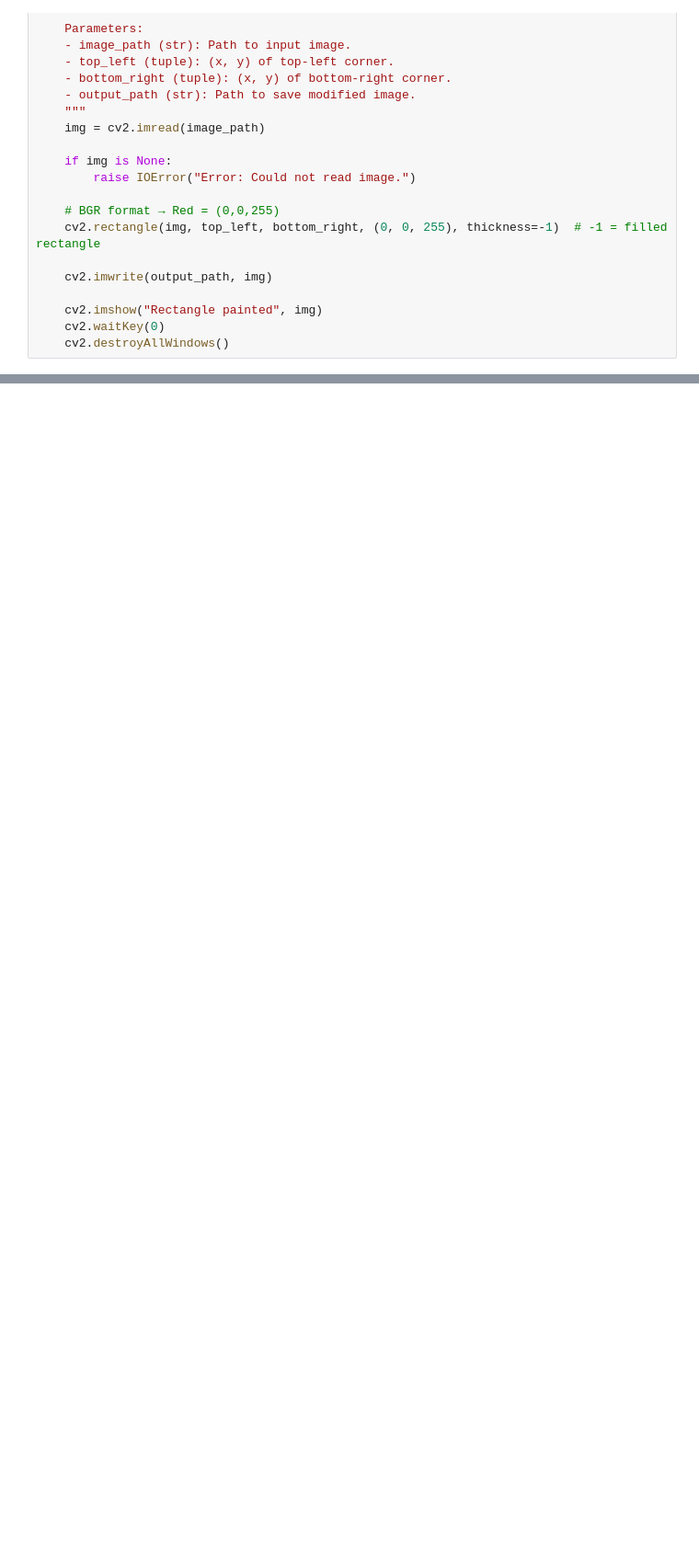
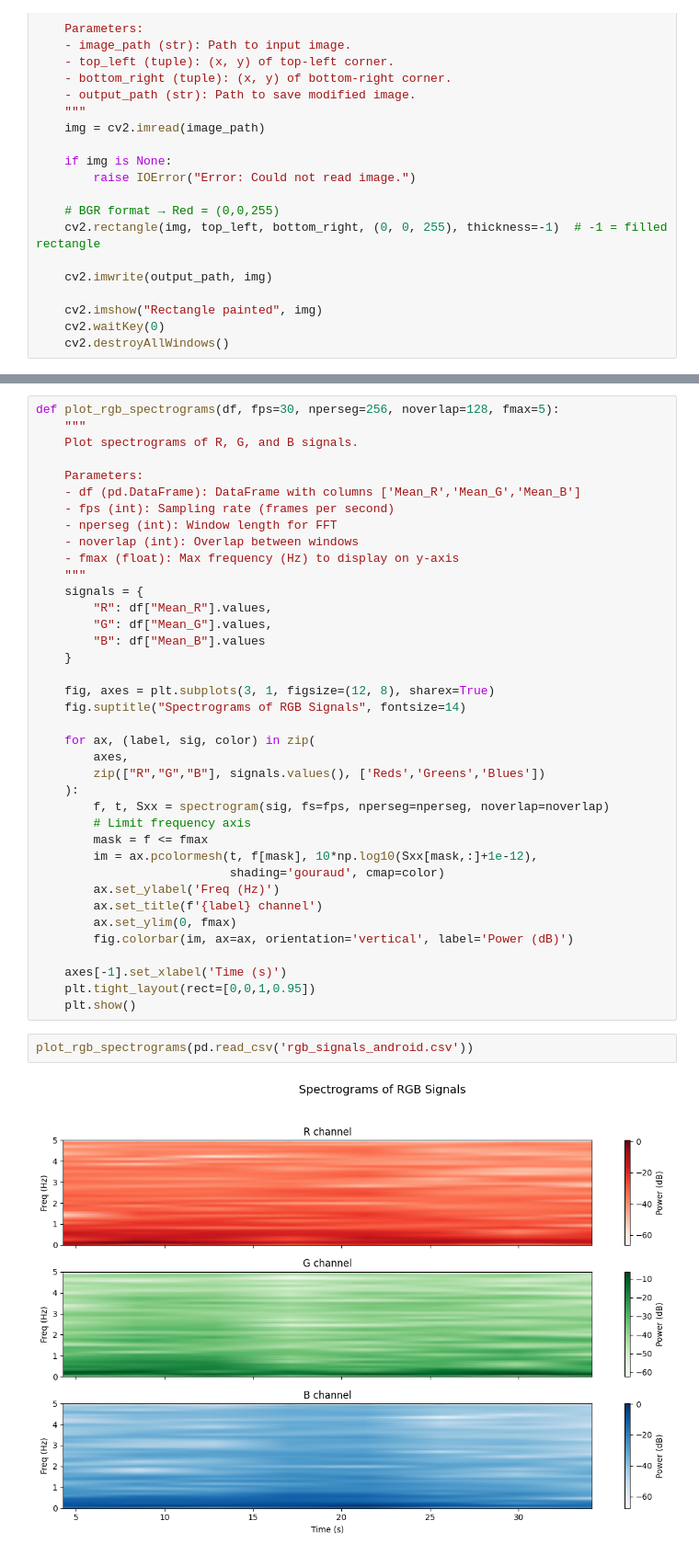
Before and after one commit to sophia-celine/rPPG, a Jupyter notebook: initial_tests/rPPGrough.ipynb, the cells around one changed output, grey strips where cells are left out. Shown at 92% size. Cells and saved outputs as stored; diff of their text form; blank space fills up the shorter version.

```diff
--- a/initial_tests/rPPGrough.ipynb
+++ b/initial_tests/rPPGrough.ipynb
@@ -79,0 +224,42 @@ def extract_rgb_signals_rect(video_path, rect, output_csv="rgb_signals.csv"):
+# %%
+def plot_rgb_spectrograms(df, fps=30, nperseg=256, noverlap=128, fmax=5):
+    """
+    Plot spectrograms of R, G, and B signals.
+
+    Parameters:
+    - df (pd.DataFrame): DataFrame with columns ['Mean_R','Mean_G','Mean_B']
+    - fps (int): Sampling rate (frames per second)
+    - nperseg (int): Window length for FFT
+    - noverlap (int): Overlap between windows
+    - fmax (float): Max frequency (Hz) to display on y-axis
+    """
+    signals = {
+        "R": df["Mean_R"].values,
+        "G": df["Mean_G"].values,
+        "B": df["Mean_B"].values
+    }
+
+    fig, axes = plt.subplots(3, 1, figsize=(12, 8), sharex=True)
+    fig.suptitle("Spectrograms of RGB Signals", fontsize=14)
+
+    for ax, (label, sig, color) in zip(
+        axes,
+        zip(["R","G","B"], signals.values(), ['Reds','Greens','Blues'])
+    ):
+        f, t, Sxx = spectrogram(sig, fs=fps, nperseg=nperseg, noverlap=noverlap)
+        # Limit frequency axis
+        mask = f <= fmax
+        im = ax.pcolormesh(t, f[mask], 10*np.log10(Sxx[mask,:]+1e-12),
+                           shading='gouraud', cmap=color)
+        ax.set_ylabel('Freq (Hz)')
+        ax.set_title(f'{label} channel')
+        ax.set_ylim(0, fmax)
+        fig.colorbar(im, ax=ax, orientation='vertical', label='Power (dB)')
+
+    axes[-1].set_xlabel('Time (s)')
+    plt.tight_layout(rect=[0,0,1,0.95])
+    plt.show()
+# %%
+plot_rgb_spectrograms(pd.read_csv('rgb_signals_android.csv'))
+# %% [output]
+[figure, added]
```
Also changed, not shown: parts of 12 cells of this notebook, 6 other files.
